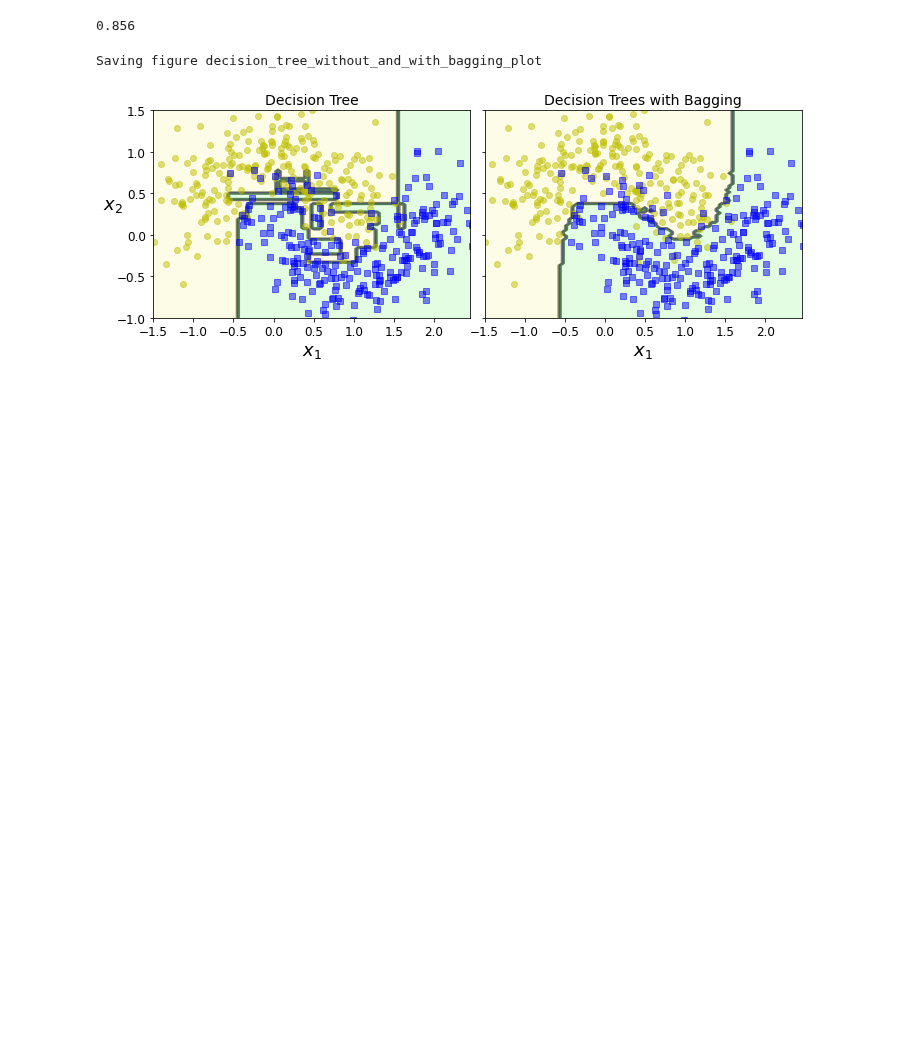
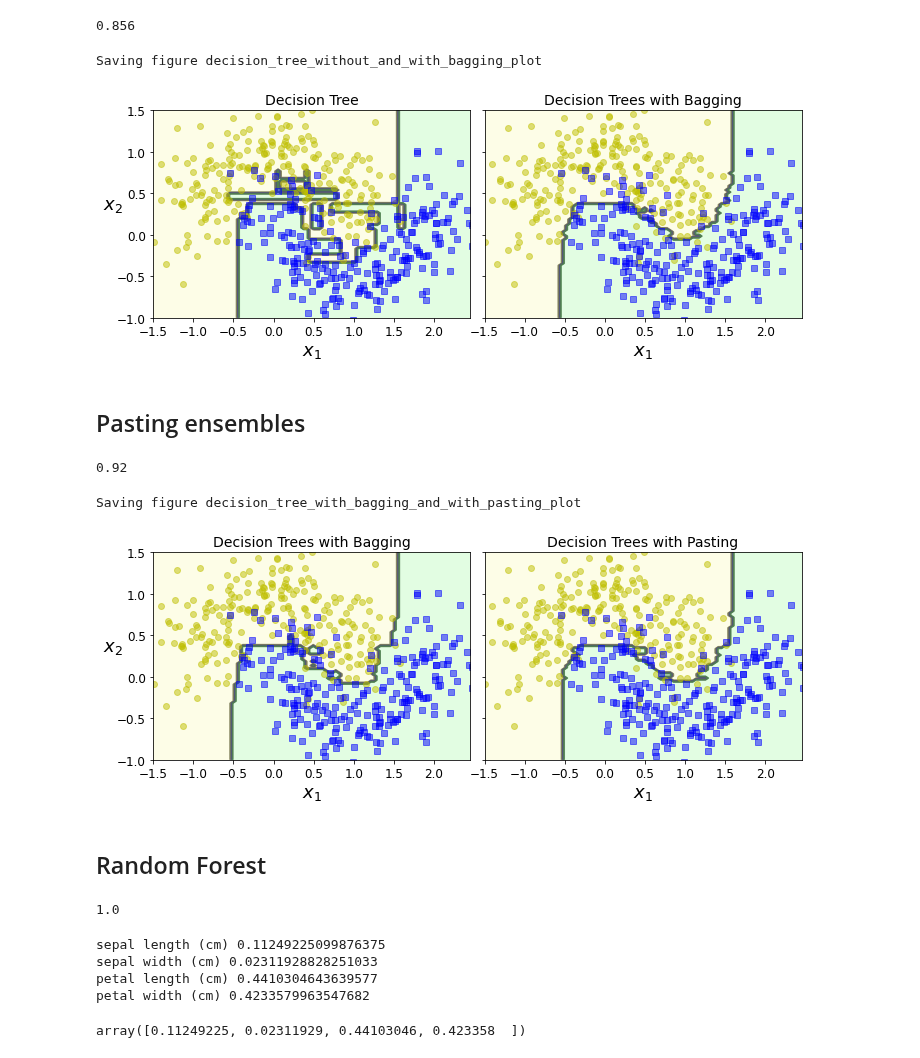
Before and after one commit to marts-dev/handsOnML, a Jupyter notebook: EnsembleLearningAndRandomForest.ipynb, the cells around one changed output. Saved outputs shown, nothing was run; the diff lists cells and outputs as text; code cells hidden in the pictures; blank space fills up the shorter version.

Commit message:
Bagging and pasting ensembles

```diff
--- a/EnsembleLearningAndRandomForest.ipynb
+++ b/EnsembleLearningAndRandomForest.ipynb
@@ -182,3 +182,32 @@ plt.show()
 # %% [output]
 Saving figure decision_tree_without_and_with_bagging_plot
 [figure]
+# %% [markdown]
+## Pasting ensembles
+# %%
+paste_clf = BaggingClassifier(
+    DecisionTreeClassifier(), n_estimators=500,
+    max_samples=100, bootstrap=False, n_jobs=-1, random_state=42
+)
+paste_clf.fit(X_train, y_train)
+y_pred = paste_clf.predict(X_test)
+# %%
+print(accuracy_score(y_test, y_pred))
+# %% [output]
+0.92
+# %%
+fix, axes = plt.subplots(ncols=2, figsize=(10, 4), sharey=True)
+plt.sca(axes[0])
+plot_decision_boundary(bag_clf, X, y)
+plt.title("Decision Trees with Bagging", fontsize=14)
+plt.sca(axes[1])
+plot_decision_boundary(paste_clf, X, y)
+plt.title("Decision Trees with Pasting", fontsize=14)
+plt.ylabel("")
+save_fig("decision_tree_with_bagging_and_with_pasting_plot")
+plt.show()
+# %% [output]
+Saving figure decision_tree_with_bagging_and_with_pasting_plot
+[figure, added]
+# %% [markdown]
+## Random Forest
@@ -184,0 +234,20 @@ Saving figure decision_tree_without_and_with_bagging_plot
+# %%
+np.sum(y_pred == y_pred_rf) / len(y_pred)
+# %% [output]
+1.0
+# %%
+from sklearn.datasets import load_iris
+iris = load_iris()
+rnd_clf = RandomForestClassifier(n_estimators=500, random_state=42)
+rnd_clf.fit(iris['data'], iris['target'])
+for name, score in zip(iris['feature_names'], rnd_clf.feature_importances_):
+    print(name, score)
+# %% [output]
+sepal length (cm) 0.11249225099876375
+sepal width (cm) 0.02311928828251033
+petal length (cm) 0.4410304643639577
+petal width (cm) 0.4233579963547682
+# %%
+rnd_clf.feature_importances_
+# %% [output]
+array([0.11249225, 0.02311929, 0.44103046, 0.423358  ])
```
Also changed, not shown: parts of 15 cells of this notebook.
